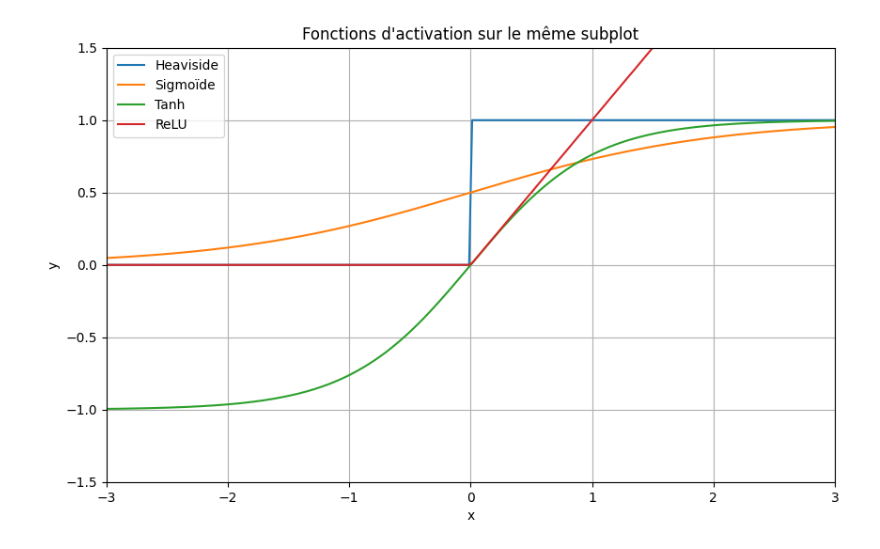
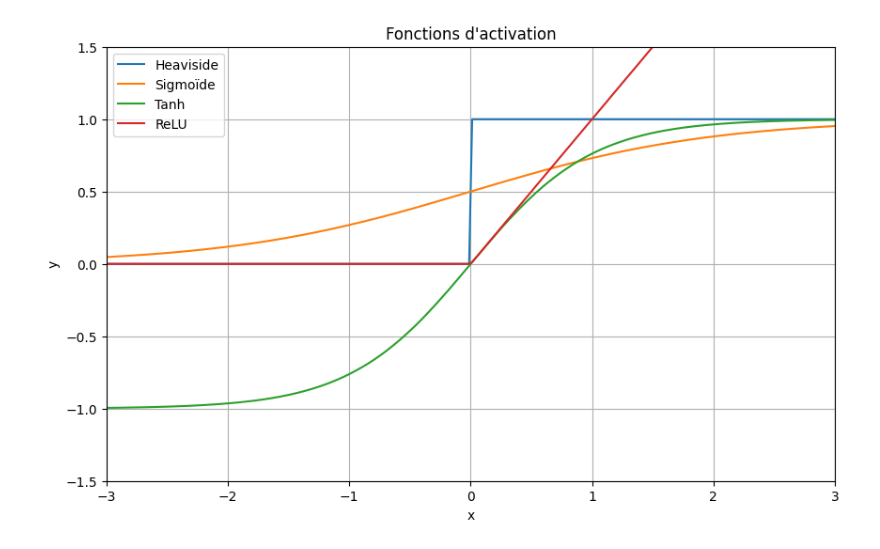
Before and after one commit to kmanu225/ml-perceptron, a Jupyter notebook: activation_function.ipynb, the cells around one changed output. Cells and saved outputs as stored; diff of their text form; code cells hidden in the pictures.

Commit message:
correct legend

```diff
--- a/activation_function.ipynb
+++ b/activation_function.ipynb
@@ -2,32 +2,32 @@
 import numpy as np
 import matplotlib.pyplot as plt
 
 def heaviside(x):
     return np.where(x >= 0, 1, 0)
 
 def sigmoid(x):
     return 1 / (1 + np.exp(-x))
 
 def tanh(x):
     return np.tanh(x)
 
 def relu(x):
     return np.maximum(0, x)
 
 x = np.linspace(-5, 5, 400)
 
 plt.figure(figsize=(10, 6))
 plt.plot(x, heaviside(x), label="Heaviside")
 plt.plot(x, sigmoid(x), label="Sigmoïde")
 plt.plot(x, tanh(x), label="Tanh")
 plt.plot(x, relu(x), label="ReLU")
-plt.title("Fonctions d'activation sur le même subplot")
+plt.title("Fonctions d'activation")
 plt.xlabel("x")
 plt.ylabel("y")
 plt.xlim(-3, 3)
 plt.ylim(-1.5, 1.5)
 plt.legend()
 plt.grid()
 plt.show()
 # %% [output]
-[figure, old version]
+[figure, new version]
```
